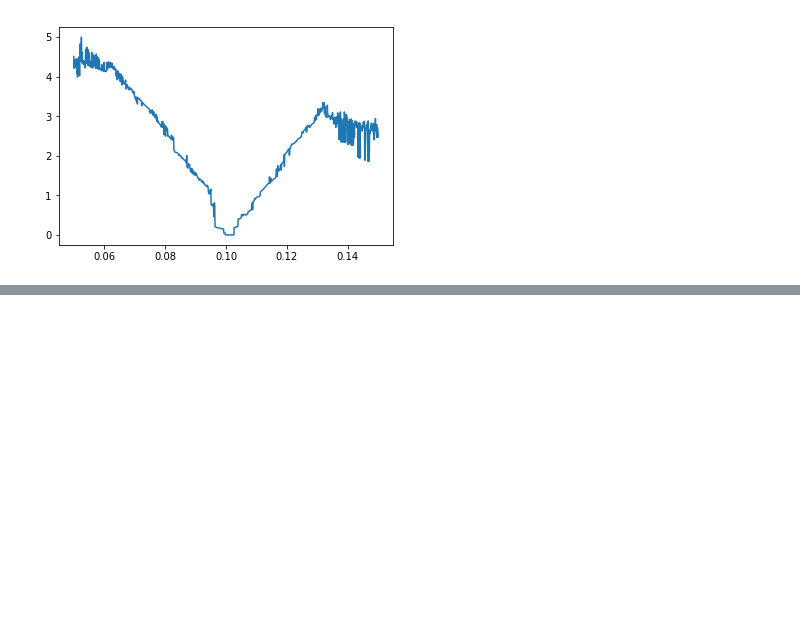
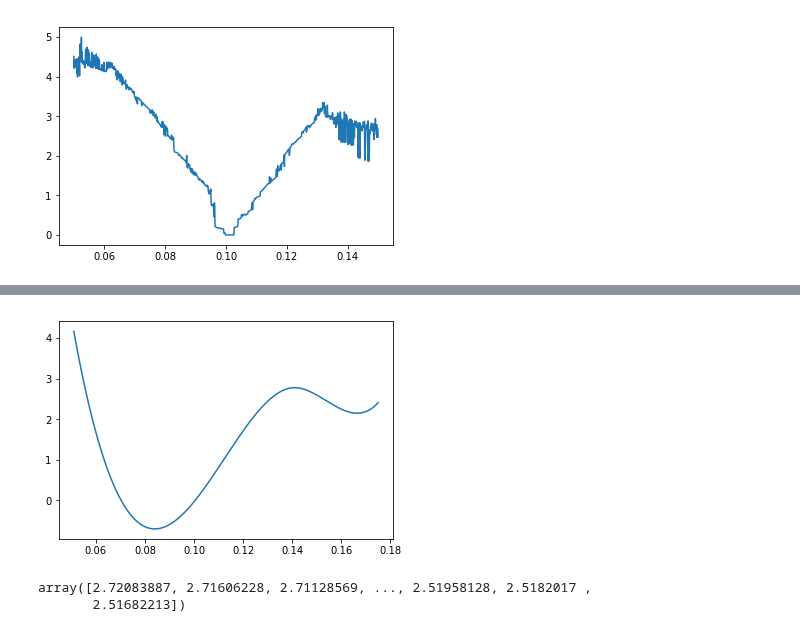
Before and after one commit to felixquinton/tyssue-taylor, a Jupyter notebook: notebooks/reunions/13_03/20_03_preparing_a_non_convex_plot.ipynb, the cells around one changed output, grey strips where cells are left out. Cells and saved outputs as stored; diff of their text form; code cells hidden in the pictures; blank space fills up the shorter version.

```diff
--- a/notebooks/reunions/13_03/20_03_preparing_a_non_convex_plot.ipynb
+++ b/notebooks/reunions/13_03/20_03_preparing_a_non_convex_plot.ipynb
@@ -204,0 +229,20 @@ plt.plot(np.linspace(0.05, 0.15, 1001), list_dist)
+# %%
+import numpy as np
+import matplotlib.pyplot as plt
+from scipy import interpolate
+import matplotlib.pyplot as plt
+from scipy import interpolate
+x = np.linspace(0.05, 0.50, 251)[[0, 28, 50, 60, 70]]
+y = np.array(list_dist)[[0, 28, 50, 60, 70]]
+f = interpolate.interp1d(x, y, kind='cubic')
+xnew = np.linspace(0.051, 0.175, 1500)
+ynew = f(xnew)   # use interpolation function returned by `interp1d`
+plt.plot(xnew, ynew, '-')
+plt.show()
+# %% [output]
+[figure, added]
+# %%
+ynew
+# %% [output]
+array([2.72083887, 2.71606228, 2.71128569, ..., 2.51958128, 2.5182017 ,
+       2.51682213])
```
Also changed, not shown: parts of 5 cells of this notebook, 12 other files.
